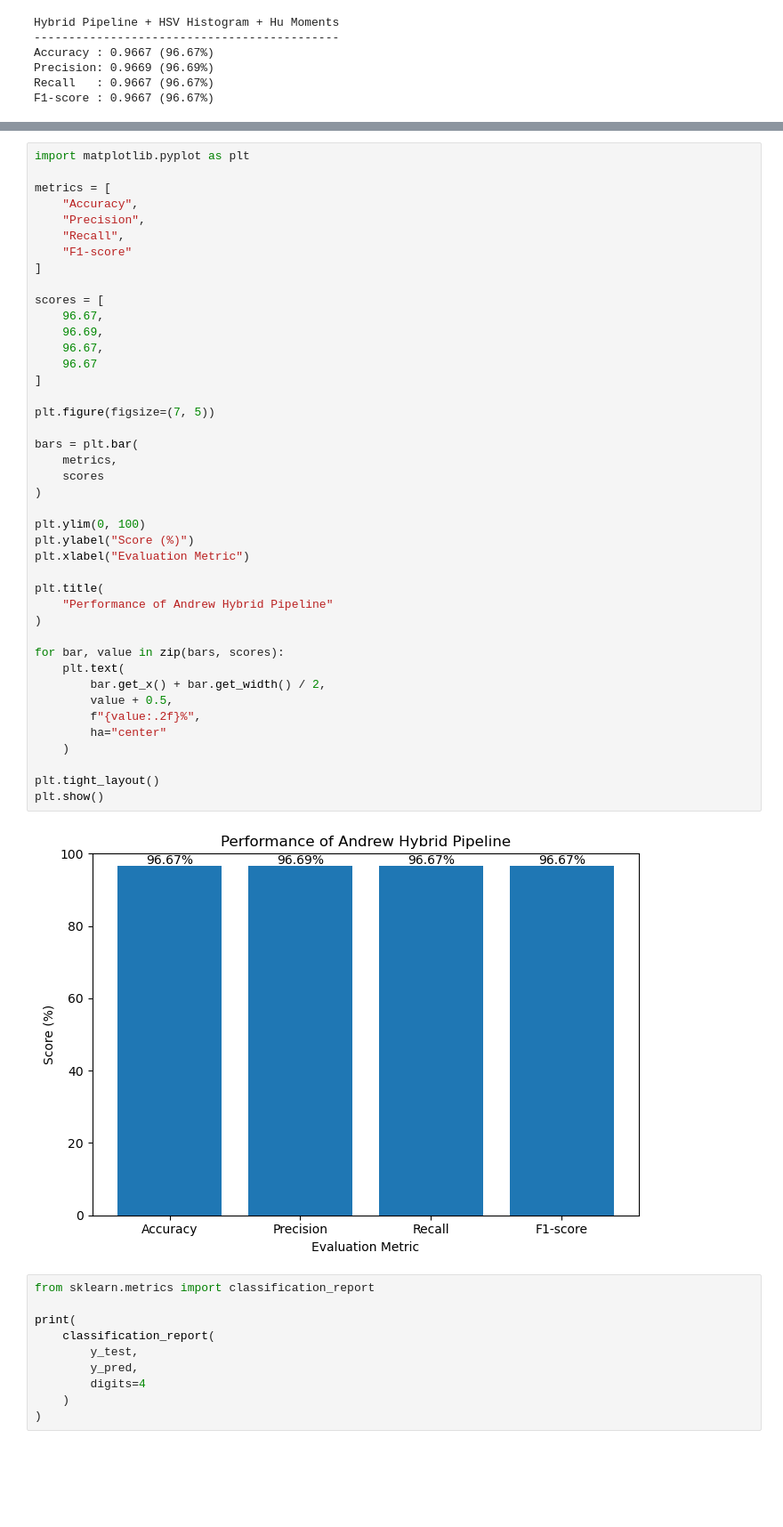
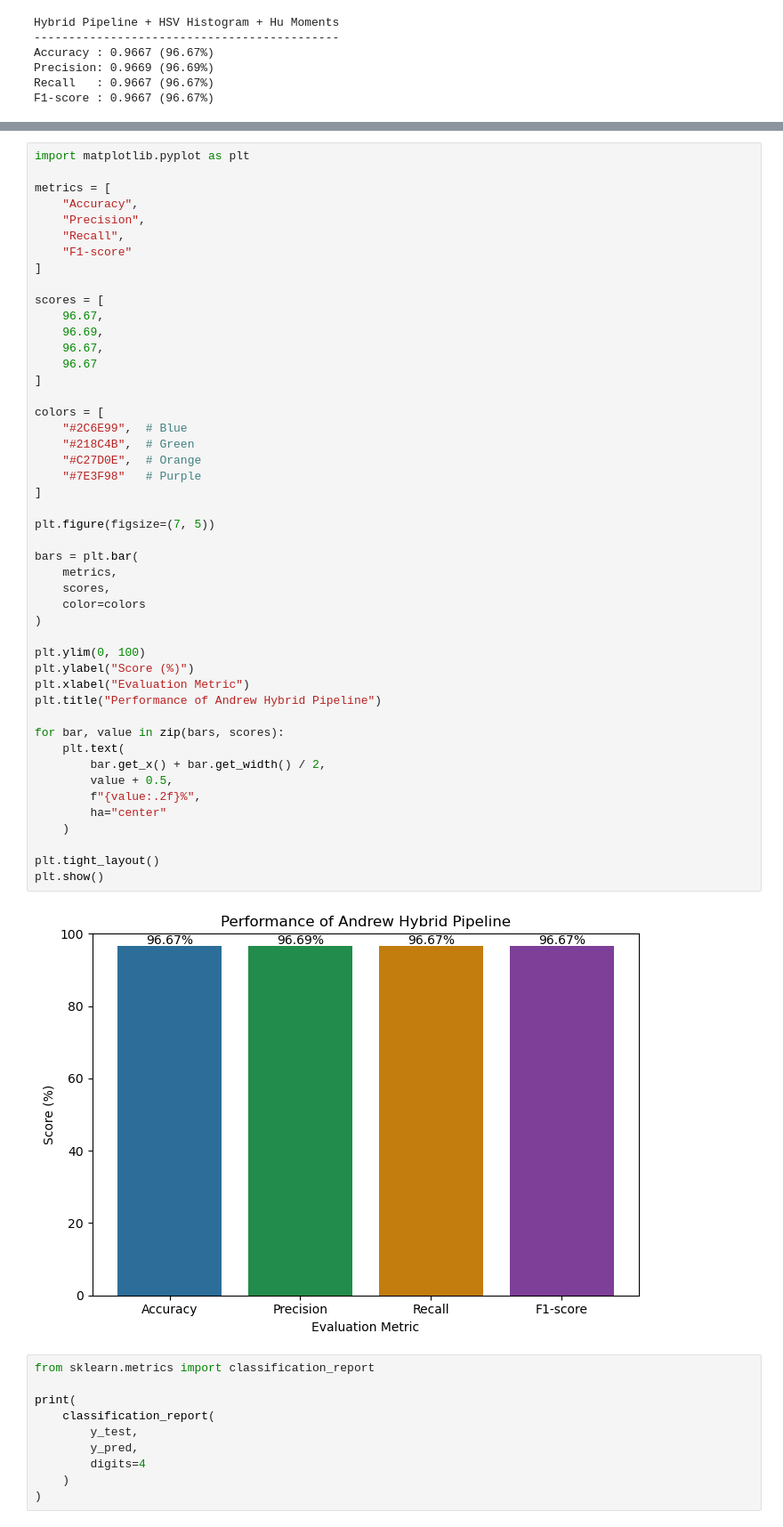
Before and after one commit to Anduuu05/mango-ripeness-assessment, a Jupyter notebook: Image Processing assignment/Andrew_Hybrid_Pipeline.ipynb, the cells around one changed output, grey strips where cells are left out. Shown at 89% size. Cells and saved outputs as stored; diff of their text form; blank space fills up the shorter version.

```diff
--- a/Image Processing assignment/Andrew_Hybrid_Pipeline.ipynb
+++ b/Image Processing assignment/Andrew_Hybrid_Pipeline.ipynb
@@ -800,39 +717,44 @@ metrics = [
 ]
 
 scores = [
     96.67,
     96.69,
     96.67,
     96.67
 ]
 
+colors = [
+    "#2C6E99",  # Blue
+    "#218C4B",  # Green
+    "#C27D0E",  # Orange
+    "#7E3F98"   # Purple
+]
+
 plt.figure(figsize=(7, 5))
 
 bars = plt.bar(
     metrics,
-    scores
+    scores,
+    color=colors
 )
 
 plt.ylim(0, 100)
 plt.ylabel("Score (%)")
 plt.xlabel("Evaluation Metric")
-
-plt.title(
-    "Performance of Andrew Hybrid Pipeline"
-)
+plt.title("Performance of Andrew Hybrid Pipeline")
 
 for bar, value in zip(bars, scores):
     plt.text(
         bar.get_x() + bar.get_width() / 2,
         value + 0.5,
         f"{value:.2f}%",
         ha="center"
     )
 
 plt.tight_layout()
 plt.show()
 # %% [output]
-[figure, old version]
+[figure, new version]
 # %%
 from sklearn.metrics import classification_report
 
```
Also changed, not shown: parts of 7 cells of this notebook.
